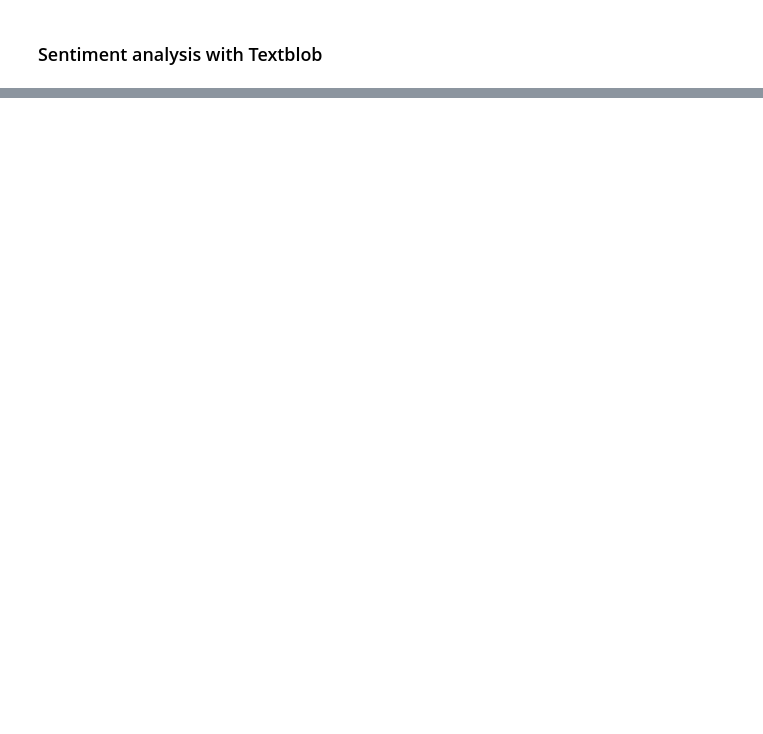
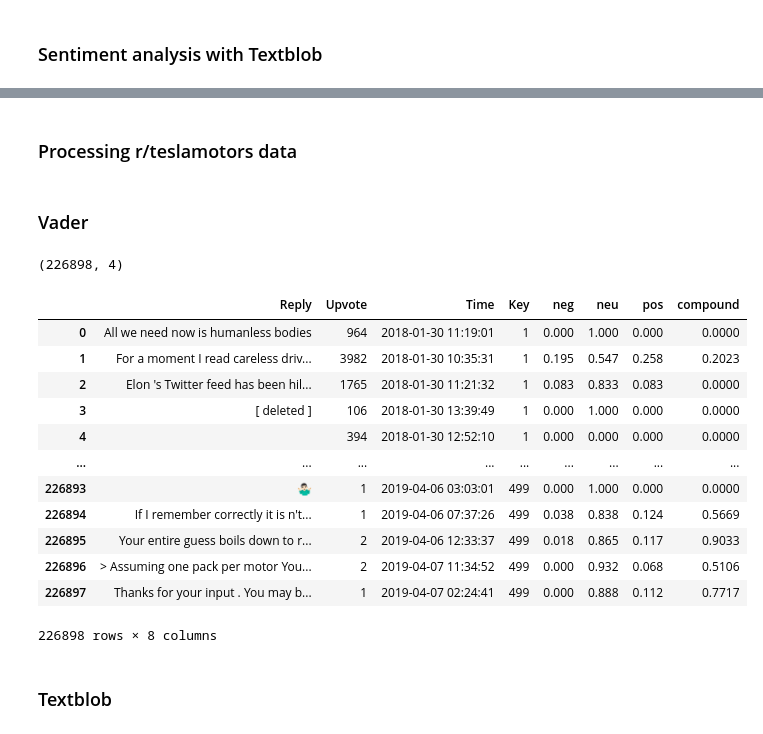
Before and after one commit to micoooo/Sentiment-Analysis, a Jupyter notebook: processing.ipynb, the cells around one changed output, grey strips where cells are left out. Cells and saved outputs as stored; diff of their text form; code cells hidden in the pictures; blank space fills up the shorter version.

```diff
--- a/processing.ipynb
+++ b/processing.ipynb
@@ -154,2 +196,38 @@ tba = Blobber(analyzer=NaiveBayesAnalyzer())
+# %% [markdown]
+### Processing r/teslamotors data
 # %%
-comments = pd.read_csv('./data/raw/Comments.csv')
+comments = pd.read_csv('./data/raw/teslamotors/comments-raw.csv')
+# %% [markdown]
+### Vader
+# %%
+# convert Reply column to string
+comments.Reply = comments['Reply'].astype(str)
+# %%
+# tokenize and remove links
+comments.Reply = comments.Reply.apply(lambda x: re.sub(r'\(?http\S+', '', x))
+comments.Reply = comments.Reply.apply(lambda x: ' '.join(nltk.word_tokenize(x)))
+# %%
+comments_vader = comments.Reply.apply(lambda x: pd.Series(sid.polarity_scores(x)))
+# %%
+comments_vader.shape
+# %% [output]
+(226898, 4)
+# %%
+comments_vader = pd.concat([comments, comments_vader], axis=1)
+comments_vader
+# %% [output]
+|  | Reply | Upvote | Time | Key | neg | neu | pos | compound |
+| 0 | All we need now is humanless bodies | 964 | 2018-01-30 11:19:01 | 1 | 0.000 | 1.000 | 0.000 | 0.0000 |
+| 1 | For a moment I read careless driv... | 3982 | 2018-01-30 10:35:31 | 1 | 0.195 | 0.547 | 0.258 | 0.2023 |
+| 2 | Elon 's Twitter feed has been hil... | 1765 | 2018-01-30 11:21:32 | 1 | 0.083 | 0.833 | 0.083 | 0.0000 |
+| 3 | [ deleted ] | 106 | 2018-01-30 13:39:49 | 1 | 0.000 | 1.000 | 0.000 | 0.0000 |
+| 4 |  | 394 | 2018-01-30 12:52:10 | 1 | 0.000 | 0.000 | 0.000 | 0.0000 |
+| ... | ... | ... | ... | ... | ... | ... | ... | ... |
+| 226893 | 🤷🏻‍♂️ | 1 | 2019-04-06 03:03:01 | 499 | 0.000 | 1.000 | 0.000 | 0.0000 |
+| 226894 | If I remember correctly it is n't... | 1 | 2019-04-06 07:37:26 | 499 | 0.038 | 0.838 | 0.124 | 0.5669 |
+| 226895 | Your entire guess boils down to r... | 2 | 2019-04-06 12:33:37 | 499 | 0.018 | 0.865 | 0.117 | 0.9033 |
+| 226896 | > Assuming one pack per motor You... | 2 | 2019-04-07 11:34:52 | 499 | 0.000 | 0.932 | 0.068 | 0.5106 |
+| 226897 | Thanks for your input . You may b... | 1 | 2019-04-07 02:24:41 | 499 | 0.000 | 0.888 | 0.112 | 0.7717 |
+226898 rows × 8 columns
+# %% [markdown]
+### Textblob
```
Also changed, not shown: parts of 15 cells of this notebook, 1 other file.
